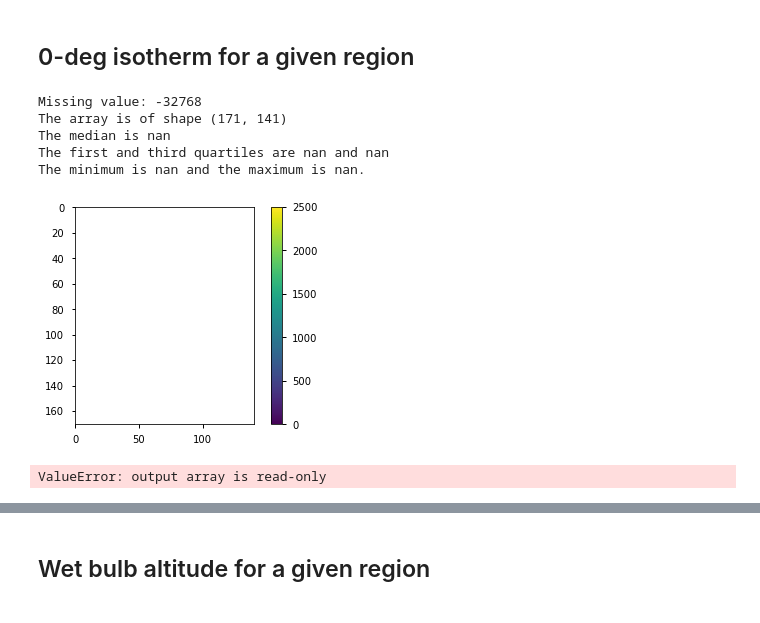
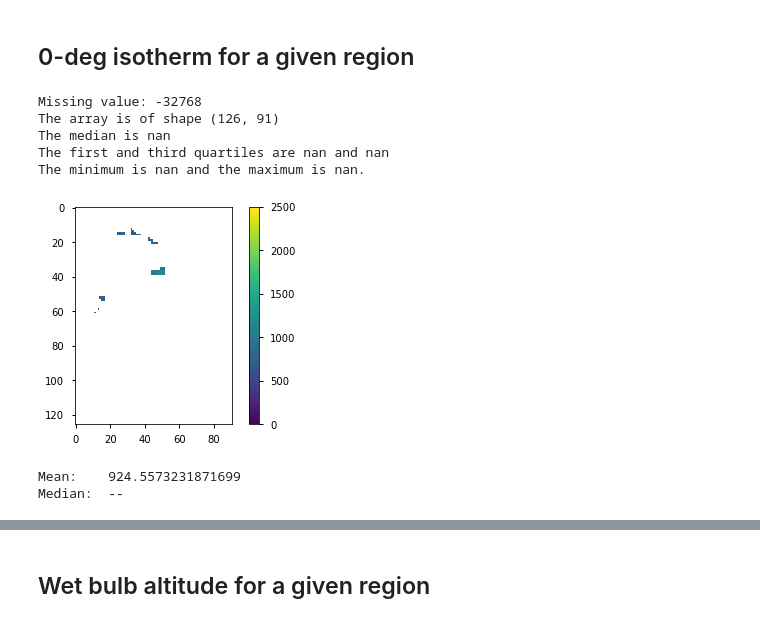
Before and after one commit to kmunve/APS, a Jupyter notebook: aps/notebooks/meps_1km_snowfall_line.ipynb, the cells around one changed output, grey strips where cells are left out. Drawn from its saved outputs; the diff is of its cells as text; code cells hidden in the pictures.

```diff
--- a/aps/notebooks/meps_1km_snowfall_line.ipynb
+++ b/aps/notebooks/meps_1km_snowfall_line.ipynb
@@ -110,25 +110,26 @@ The minimum is -2854.12 and the maximum is 683.63.
 ## 0-deg isotherm for a given region
 # %%
 # Load region mask - only for data on 1km xgeo-grid
-region_mask, y_min, y_max, x_min, x_max = load_region(3007)
+region_mask, y_min, y_max, x_min, x_max = load_region(3028)
 
 isot_clip = region_mask * np.flipud(nc_data.variables['altitude_of_0_degree_isotherm'][20, (y_dim-y_max):(y_dim-y_min), x_min:x_max])
 print(describe(isot_clip))
 
 plt.imshow(isot_clip, vmin=0, vmax=2500); plt.colorbar();
 # %% [output]
 Missing value: -32768
-The array is of shape (171, 141)
+The array is of shape (126, 91)
 The median is nan
 The first and third quartiles are nan and nan
 The minimum is nan and the maximum is nan.
-[figure, old version]
+[figure, new version]
 # %%
 # Does not work (ValueError) if all values are NaN
 print("Mean:\t", np.nanmean(isot_clip))
 print("Median:\t", np.nanmedian(isot_clip))
 # %% [output]
-ValueError: output array is read-only
+Mean:    924.5573231871699
+Median:  --
 # %%
 for k, f in enumerate(range(0, 60, 6), start=1):
     t1 = []
```
Also changed, not shown: parts of 6 cells of this notebook, 2 other files.
